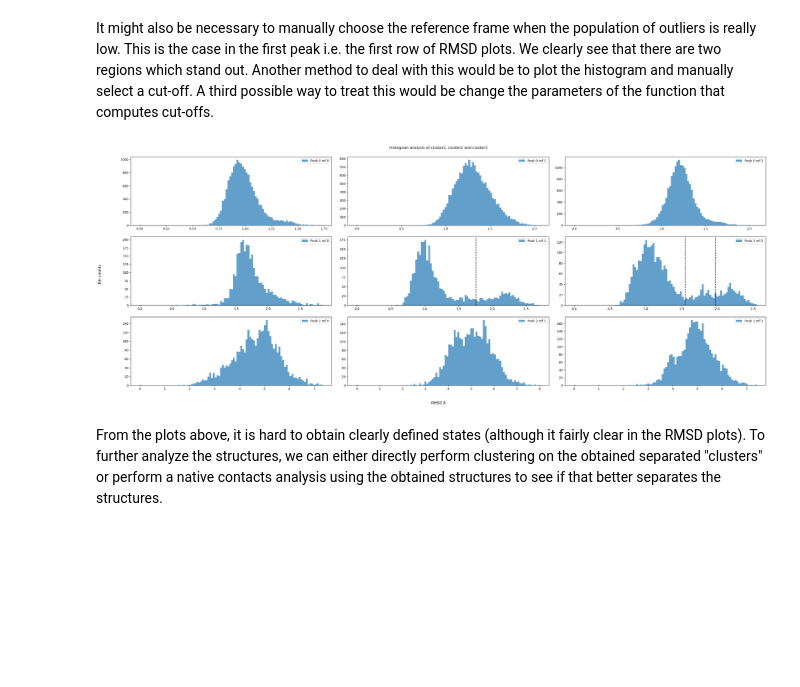
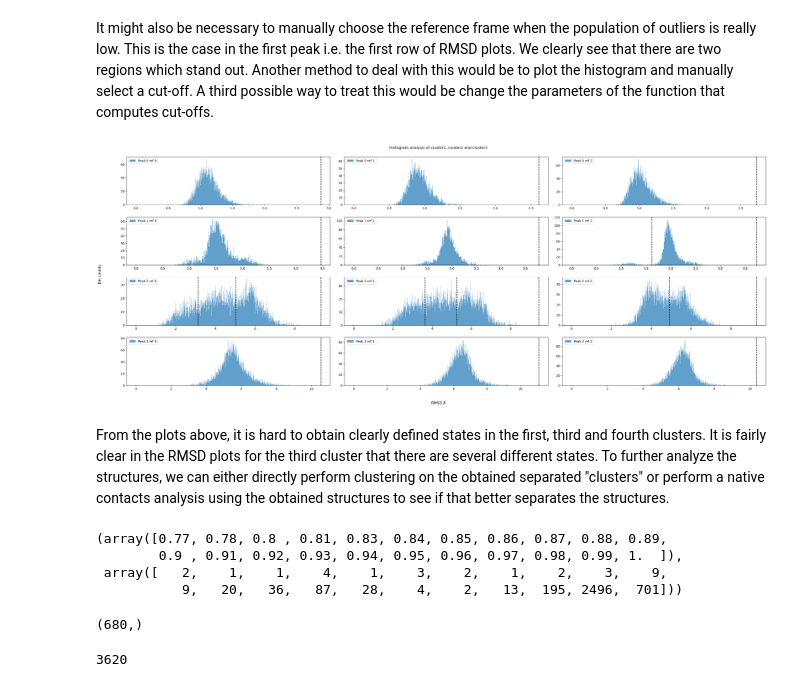
Before and after one commit to nithinkr2000/mc_trex, a Jupyter notebook: docs/examples/Trajectory classification.ipynb, the cells around one changed output. Saved outputs shown, nothing was run; the diff lists cells and outputs as text; code cells hidden in the pictures; blank space fills up the shorter version.

```diff
--- a/docs/examples/Trajectory classification.ipynb
+++ b/docs/examples/Trajectory classification.ipynb
@@ -155,6 +289,6 @@ c_trajs1 = [mda.Universe(top, c_path) for c_path in c_traj_paths[:-1]]
 # %%
 # Generate reference frame indices for each cluster
-c_refs1_ = [np.random.randint(low=0, high=len(peak), size=nrefs) for peak in peaks[:-1]]
+c_refs1_ = [np.random.randint(low=0, high=len(peak), size=nrefs) for peak in peaks[:]]
 # %%
 c_coords = [c_traj.trajectory.timeseries() for c_traj in c_trajs1]
 # %%
@@ -167,7 +295,0 @@ Path.unlink("./3.nc")
-# %%
-fig, axs = plt.subplots(nrows=3, ncols=3, figsize=(30, 12))
-
-for rmsd_peak, axi in zip(rmsds1, axs):
-    for rmsd_ref, ax in zip(rmsd_peak, axi):
-        ax.plot(rmsd_ref)
-        ax.grid(True)
@@ -175,0 +296,9 @@ for rmsd_peak, axi in zip(rmsds1, axs):
+# %%
+rmsds1 = []
+for c_traj, c_refs in zip(c_trajs1, c_refs1):
+    ra.traj = c_traj
+    ra.refs = c_refs
+    rmsds1.append(ra.get_similarity_metric(filenames=["1.nc", "2.nc", "3.nc"], select="nucleic and not type H*"))
+    Path.unlink("./1.nc")
+    Path.unlink("./2.nc")
+    Path.unlink("./3.nc")
@@ -176,40 +312,40 @@ for rmsd_peak, axi in zip(rmsds1, axs):
 # %%
-bin_rmsds1 = [ra.bin_frames(rmsd1, bins=100) for rmsd1 in rmsds1]
+bin_rmsds1 = [ra.bin_frames(rmsd1, bins=np.shape(rmsd1)[-1]//10) for rmsd1 in rmsds1]
 # %%
 cuts1 = [ra.get_cuts(bin_rmsd1, max_components=10, height=0) for bin_rmsd1 in bin_rmsds1]
 # %% [markdown]
 It might also be necessary to manually choose the reference frame when the population of outliers is really low. This is the case in the first peak i.e. the first row of RMSD plots. We clearly see that there are two regions which stand out. Another method to deal with this would be to plot the histogram and manually select a cut-off. A third possible way to treat this would be change the parameters of the function that computes cut-offs.
 # %%
-fig, axs = plt.subplots(nrows=3, ncols=3, figsize=(30, 12))
+fig, axs = plt.subplots(nrows=4, ncols=3, figsize=(30, 12))
 
 fig.suptitle("Histogram analysis of cluster1, cluster2 and cluster3")
 fig.supxlabel(r"RMSD $\mathrm{\AA}$")
 fig.supylabel("Bin counts", x=-0.01)
 
-for i in range(len(c_trajs)-1):
+for i in range(len(c_trajs1)):
     peak_rmsd_hist = bin_rmsds1[i]
     peak_hist_cuts = cuts1[i]
     peak_axs = axs[i]
 
-    for j in range(3):
+    for j in range(nrefs):
         ref_rmsd_hist = peak_rmsd_hist[j]
         ref_hist_cuts = peak_hist_cuts[j]
         ax = peak_axs[j]
         label = c_refs1_[i][j]
 
         bin_centers = (ref_rmsd_hist[1][1:] + ref_rmsd_hist[1][:-1]) / 2
         bin_width = bin_centers[1] - bin_centers[0]
 
         ax.bar(bin_centers, ref_rmsd_hist[0], bin_width, alpha=0.7, label="Peak " + str(i) + " ref " + str(j))
 
         for peak_cut in ref_hist_cuts:
             if peak_cut is not None:
                 ax.axvline(peak_cut, linestyle='--', color='k')
 
         ax.legend()
 
 fig.tight_layout(pad=2)
 # %% [output]
-[figure, old version]
+[figure, new version]
 # %% [markdown]
-From the plots above, it is hard to obtain clearly defined states (although it fairly clear in the RMSD plots). To further analyze the structures, we can either directly perform clustering on the obtained separated "clusters" or perform a native contacts analysis using the obtained structures to see if that better separates the structures.
+From the plots above, it is hard to obtain clearly defined states in the first, third and fourth clusters. It is fairly clear in the RMSD plots for the third cluster that there are several different states. To further analyze the structures, we can either directly perform clustering on the obtained separated "clusters" or perform a native contacts analysis using the obtained structures to see if that better separates the structures.
@@ -218 +361,16 @@ natcons1 = [nc.get_similarity_metric(c_traj, c_refs, cut_off=4.5, nonoh=True, id
+# %%
+np.unique(np.round(natcons1[1][1][1], decimals=2), return_counts=True)
+# %% [output]
+(array([0.77, 0.78, 0.8 , 0.81, 0.83, 0.84, 0.85, 0.86, 0.87, 0.88, 0.89,
+        0.9 , 0.91, 0.92, 0.93, 0.94, 0.95, 0.96, 0.97, 0.98, 0.99, 1.  ]),
+ array([   2,    1,    1,    4,    1,    3,    2,    1,    2,    3,    9,
+           9,   20,   36,   87,   28,    4,    2,   13,  195, 2496,  701]))
+# %%
+np.where(np.equal(np.round(natcons1[1][1][1], decimals=3), ))[0].shape
+# %% [output]
+(680,)
+# %%
+len(np.round(natcons1[1][1][1], decimals=2))
+# %% [output]
+3620
 # %%
```
Also changed, not shown: parts of 55 cells of this notebook, 6 other files.
